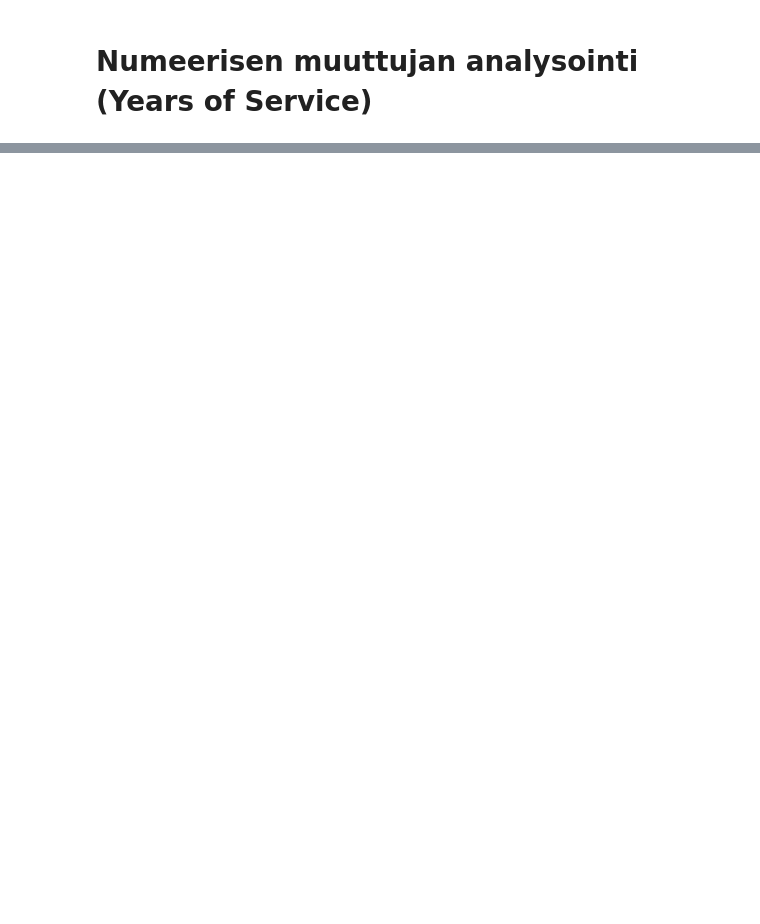
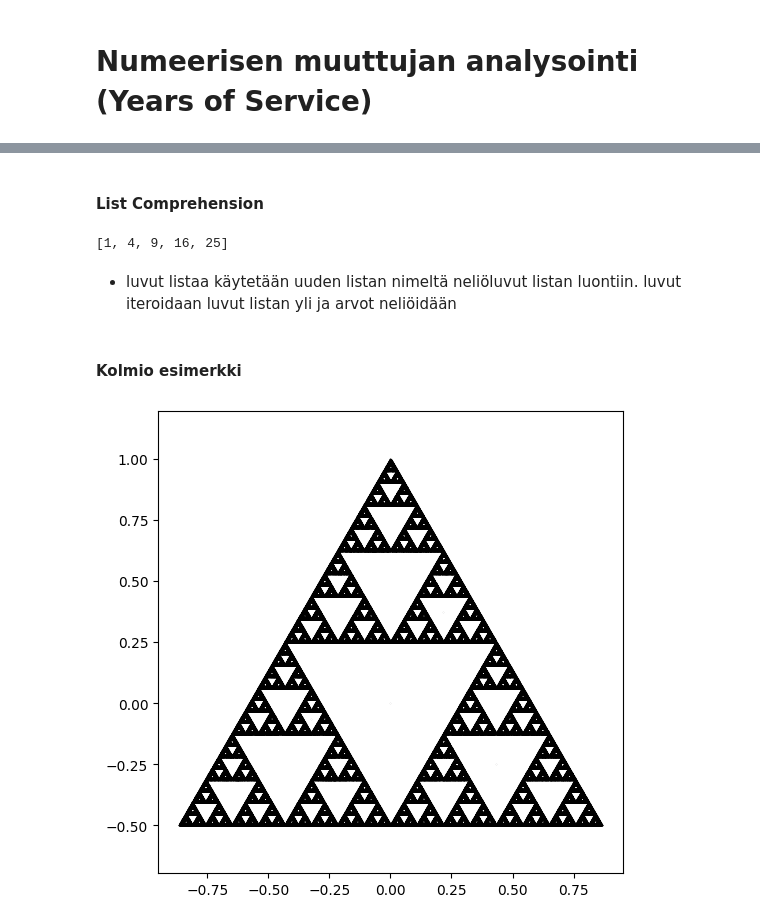
Before and after one commit to Fernoss/TKM22_python_project_sfz, a Jupyter notebook: HARJOITUSTYÖ/harjoitus.ipynb, the cells around one changed output, grey strips where cells are left out. Saved outputs shown, nothing was run; the diff lists cells and outputs as text; code cells hidden in the pictures; blank space fills up the shorter version.

```diff
--- a/HARJOITUSTYÖ/harjoitus.ipynb
+++ b/HARJOITUSTYÖ/harjoitus.ipynb
@@ -262,0 +403,37 @@ plt.ylabel('Frequency')
+# %% [markdown]
+<h4> List Comprehension
+# %%
+luvut = [1, 2, 3, 4, 5]
+
+neliöluvut = [x * x for x in luvut]
+
+print(neliöluvut)
+# %% [output]
+[1, 4, 9, 16, 25]
+# %% [markdown]
+* luvut listaa käytetään uuden listan nimeltä neliöluvut listan luontiin. luvut iteroidaan luvut listan yli ja arvot neliöidään
+# %% [markdown]
+<h4> Kolmio esimerkki
+# %%
+import random
+def calculate_points(n=100, n_vertices=3):
+
+    x_points=[0]
+    y_points=[0]
+
+    x_vertices=[np.sin((2*k*np.pi)/n_vertices) for k in range(0,n_vertices)]
+    y_vertices=[np.cos((2*k*np.pi)/n_vertices) for k in range(0,n_vertices)]
+
+    for item in range(0,n):
+        r=random.randint(1, n_vertices)-1
+        x_points.append((x_vertices[r]+x_points[-1])/2)
+        y_points.append((y_vertices[r]+y_points[-1])/2)
+
+    plt.figure(figsize=(6, 6))
+    plt.axis('equal')
+    plt.scatter(x_points, y_points, color='k', s=.001);
+    plt.show()
+# %%
+calculate_points(n=1000000, n_vertices=3);
+# %% [output]
+[figure, added]
```
Also changed, not shown: parts of 37 cells of this notebook, 1 other file.
